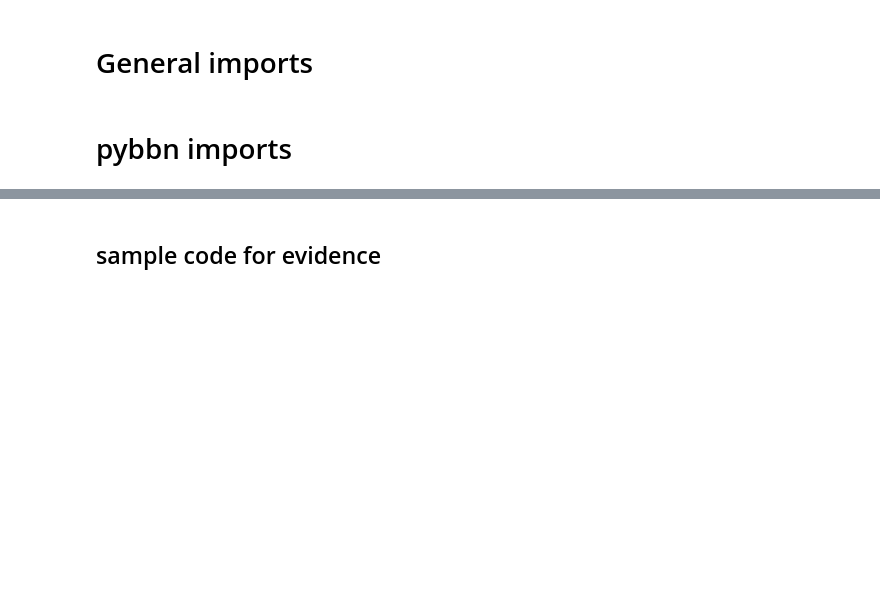
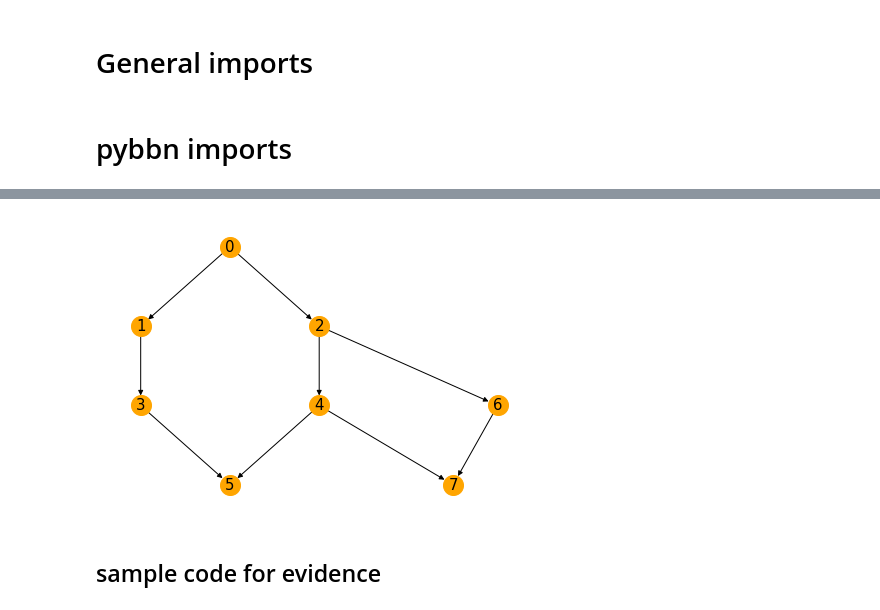
Before and after one commit to schpeer92/Optimal-Learning-Path-Recommender, a Jupyter notebook: notebooks/simple test case, preprocessing.ipynb, the cells around one changed output, grey strips where cells are left out. Cells and saved outputs as stored; diff of their text form; code cells hidden in the pictures; blank space fills up the shorter version.

```diff
--- a/notebooks/simple test case, preprocessing.ipynb
+++ b/notebooks/simple test case, preprocessing.ipynb
@@ -70,3 +70,13 @@ a : on=0.50000, off=0.50000
+# %%
+g, map_nx_to_bbn = bbn.to_nx_graph()
+map_nx_to_bbn
+map_bbn_to_nx = {v: k for k,v in map_nx_to_bbn.items()}
+# %%
+my_pos = graphviz_layout(g, prog="dot" )
+nx.draw(g, pos = my_pos, with_labels=True, node_color='orange', node_size=400, edge_color='black', linewidths=1, font_size=15)
+plt.show()
+# %% [output]
+[figure, added]
 # %% [markdown]
 ## sample code for evidence
 # %%
```
Also changed, not shown: parts of 14 cells of this notebook, 7 other files.
